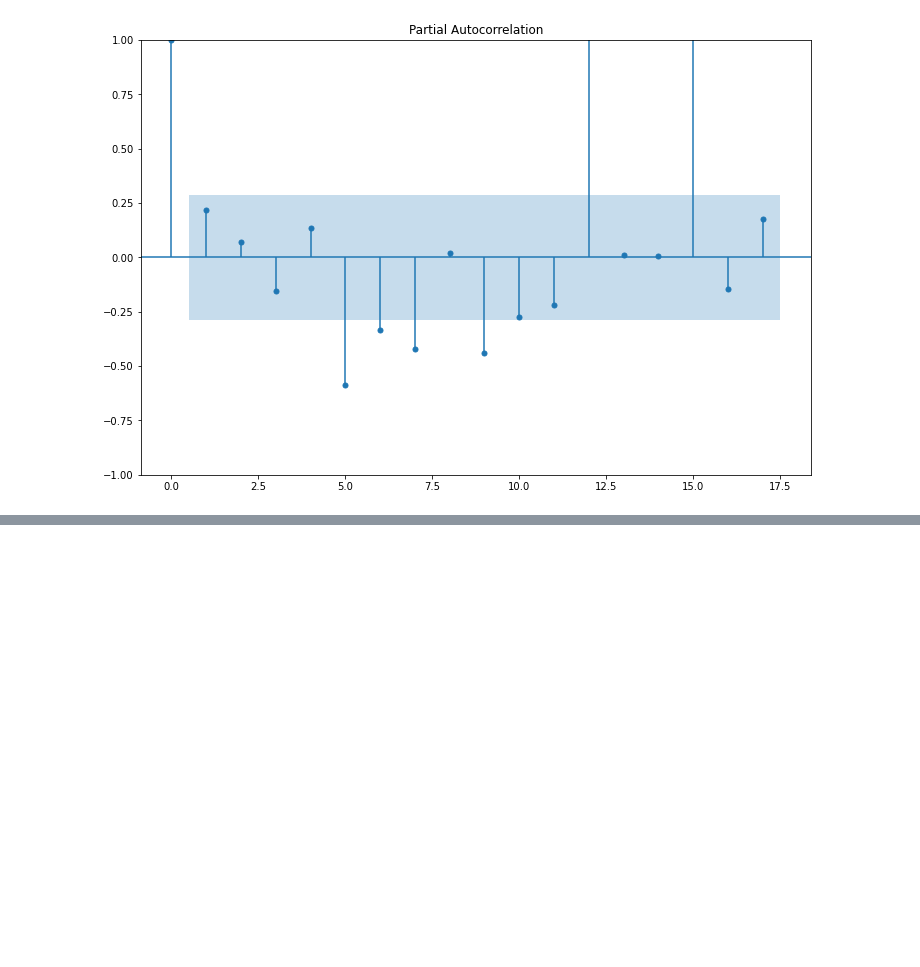
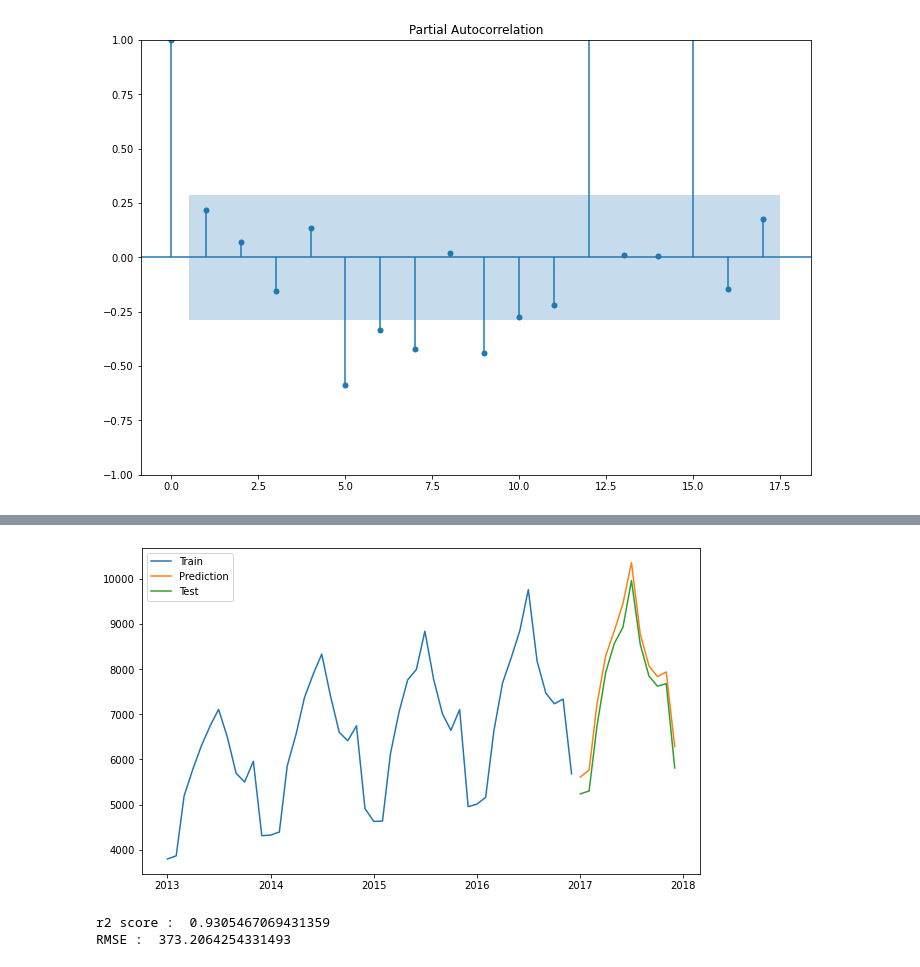
Before and after one commit to suhyehye/ADP-study, a Jupyter notebook: 파이썬한권으로끝내기/7.통계분석/8.시계열분석.ipynb, the cells around one changed output, grey strips where cells are left out. Cells and saved outputs as stored; diff of their text form; code cells hidden in the pictures; blank space fills up the shorter version.

```diff
--- a/파이썬한권으로끝내기/7.통계분석/8.시계열분석.ipynb
+++ b/파이썬한권으로끝내기/7.통계분석/8.시계열분석.ipynb
@@ -108,0 +214,7 @@ ValueError: In models with integration (`d > 0`) or seasonal integration (`D > 0
+# %%
+auto_model = auto_arima(training, start_p=0, d=1, start_q=0,
+                        max_p =3, max_q=3,
+                        start_P = 0, start_Q=0,
+                        max_P=3, max_Q=3,m=12,
+                        seasonal=True, information_criterion='aic',
+                        trace=True)
@@ -108,0 +259,5 @@ ValueError: In models with integration (`d > 0`) or seasonal integration (`D > 0
+# %%
+auto_pred_y = pd.DataFrame(auto_model.predict(n_periods=len(test)),
+                           index=test.index)
+auto_pred_y.columns = ['predict_price']
+auto_pred_y
@@ -108,0 +279,19 @@ ValueError: In models with integration (`d > 0`) or seasonal integration (`D > 0
+# %%
+plt.figure(figsize=(10,6))
+plt.plot(training, label="Train")
+plt.plot(auto_pred_y,label='Prediction')
+plt.plot(test,label='Test')
+plt.legend(loc='upper left')
+plt.show()
+# %% [output]
+[figure, added]
+# %%
+from sklearn.metrics import mean_squared_error
+from sklearn.metrics import r2_score
+
+print('r2 score : ',r2_score(test_y, auto_pred_y))
+RMSE = mean_squared_error(test_y, auto_pred_y) ** 0.5
+print("RMSE : ",RMSE)
+# %% [output]
+r2 score :  0.9305467069431359
+RMSE :  373.2064254331493
```
Also changed, not shown: parts of 11 cells of this notebook.
